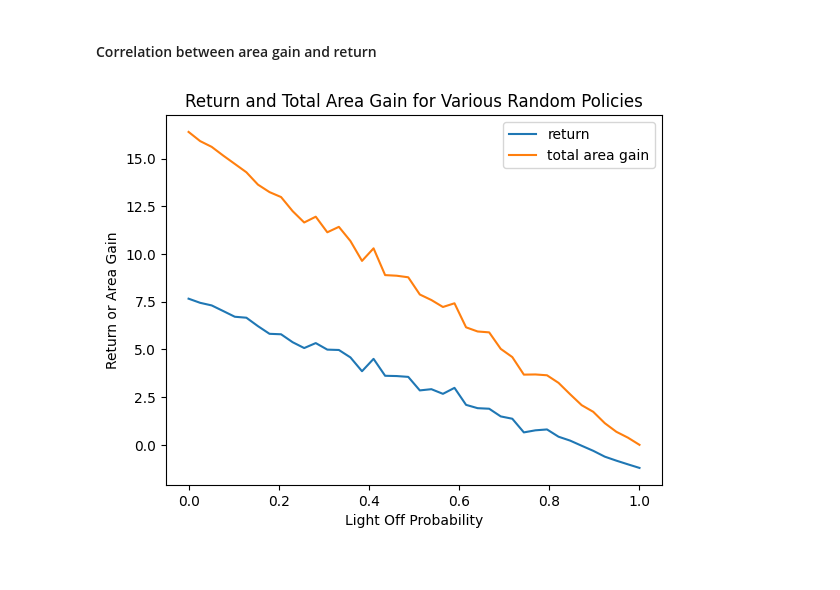
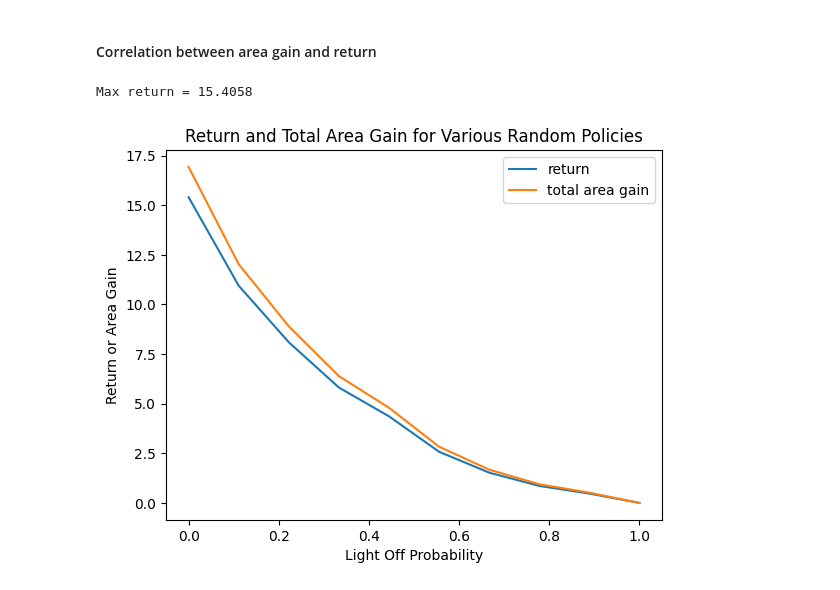
Before and after one commit to steventango/plant-rl, a Jupyter notebook: analysis/test_plant_simulator.ipynb, the cells around one changed output. Cells and saved outputs as stored; diff of their text form; code cells hidden in the pictures.

```diff
--- a/analysis/test_plant_simulator.ipynb
+++ b/analysis/test_plant_simulator.ipynb
@@ -8,15 +5,18 @@ env = PlantSimulator()
 # %% [markdown]
 #### Test a random lighting policy
 # %%
-off_prob = 0.8  # set probability of turning light off
+# Initialize PlantSimulator environment
+env = PlantSimulator(actions=[0, 1], action_effects=[1.0, 0.0])
+
+off_prob = 0    # probability of turning light off
 
 env.start()
 R = []
 S = []
 A = []
-for _ in range(len(env.actual_area) - 1):
-    reward, next_state, done, info = env.step(np.random.choice([0, 1], p = [off_prob, 1-off_prob]))
-    A.append(env.actual_area[env.num_steps])
+for _ in range(env.terminal_step):
+    reward, next_state, done, info = env.step(np.random.choice([0, 1], p=[off_prob, 1-off_prob]))
+    A.append(env.actual_area(env.time)/env.observation[0])
     R.append(reward)
     S.append(next_state[1])
 # %%
@@ -53,26 +51,30 @@ plt.show()
 # %% [markdown]
 #### Correlation between area gain and return
 # %%
+env = PlantSimulator()
+
 # See if return and total gain in area are positively correlated
-
+num_sample = 10
 episodic_return = []
 area_gain = []
-for prob in np.linspace(0, 1, 40):
+for prob in np.linspace(0, 1, num_sample):
     env.start()
     R = []; S = []; A = []
-    for _ in range(len(env.actual_area) - 1):
+    for _ in range(env.terminal_step):
         reward, next_state, done, info = env.step(np.random.choice([0, 1], p = [prob, 1-prob]))
-        A.append(env.actual_area[env.num_steps])
+        A.append(env.actual_area(env.time)/env.observation[0])
         R.append(reward)
     episodic_return.append(np.sum(R))
     area_gain.append(A[-1]-A[0])
 
-plt.plot(np.linspace(0, 1, 40), episodic_return, label=f'return')
-plt.plot(np.linspace(0, 1, 40), area_gain, label=f'total area gain')
+plt.plot(np.linspace(0, 1, num_sample), episodic_return, label=f'return')
+plt.plot(np.linspace(0, 1, num_sample), area_gain, label=f'total area gain')
+print(f'Max return = {episodic_return[0]:.4f}')
 plt.title(f'Return and Total Area Gain for Various Random Policies')
 plt.xlabel('Light Off Probability')
 plt.ylabel('Return or Area Gain')
 plt.legend()
 plt.show()
 # %% [output]
+Max return = 15.4058
-[figure, old version]
+[figure, new version]
```
Also changed, not shown: parts of 3 cells of this notebook, 13 other files.
